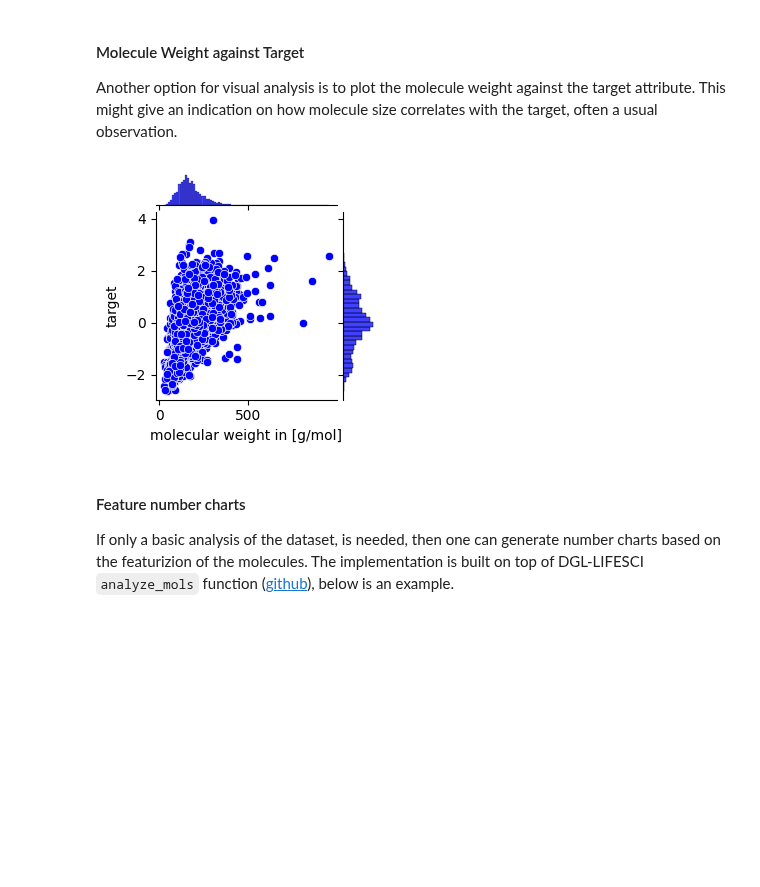
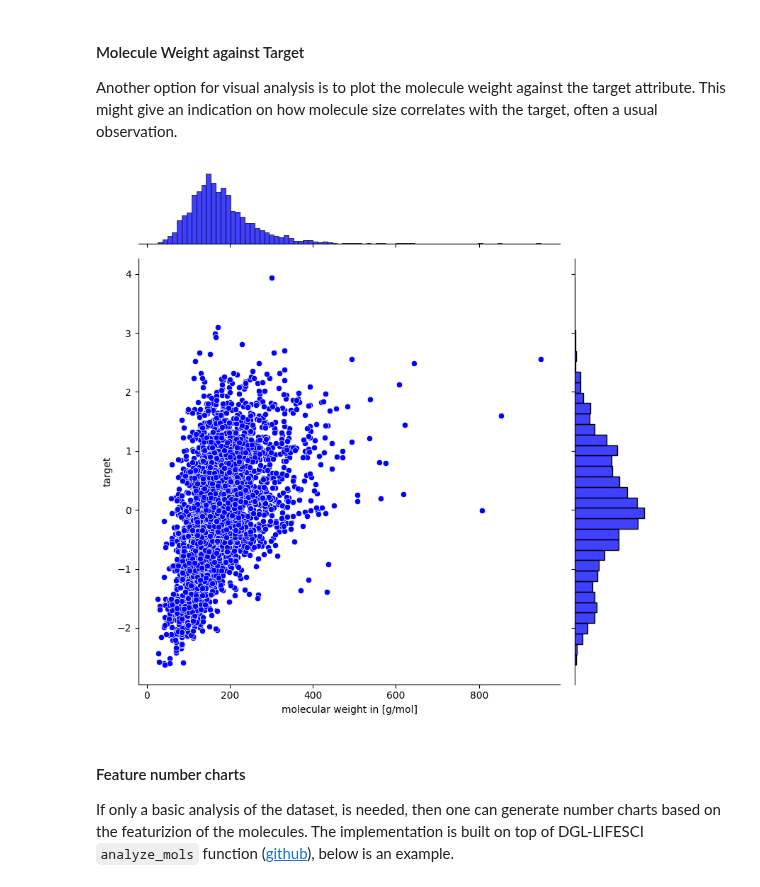
Before and after one commit to aerte/GraPE, a Jupyter notebook: docs/source/Demonstration.ipynb, the cells around one changed output. Cells and saved outputs as stored; diff of their text form; code cells hidden in the pictures; blank space fills up the shorter version.

````diff
--- a/docs/source/Demonstration.ipynb
+++ b/docs/source/Demonstration.ipynb
@@ -135,9 +135,10 @@ num_chart(class_num_dictionary)
 Another option for visual analysis is to plot the molecule weight against the target attribute. This might give an indication on how molecule size correlates with the target, often a usual observation.
 # %%
 %matplotlib inline
-data.weight_vs_target_plot(fig_height=3, save_fig=True)
+from grape.plots import mol_weight_vs_target
+mol_weight_vs_target(data.smiles, data.target)
 # %% [output]
-[figure, old version]
+[figure, new version]
 # %% [markdown]
 #### Feature number charts
 If only a basic analysis of the dataset, is needed, then one can generate number charts based on the featurizion of the molecules. The implementation is built on top of DGL-LIFESCI ```analyze_mols``` function ([github](https://github.com/awslabs/dgl-lifesci/blob/master/python/dgllife/utils/analysis.py)), below is an example.
````
Also changed, not shown: parts of 14 cells of this notebook, 11 other files.
